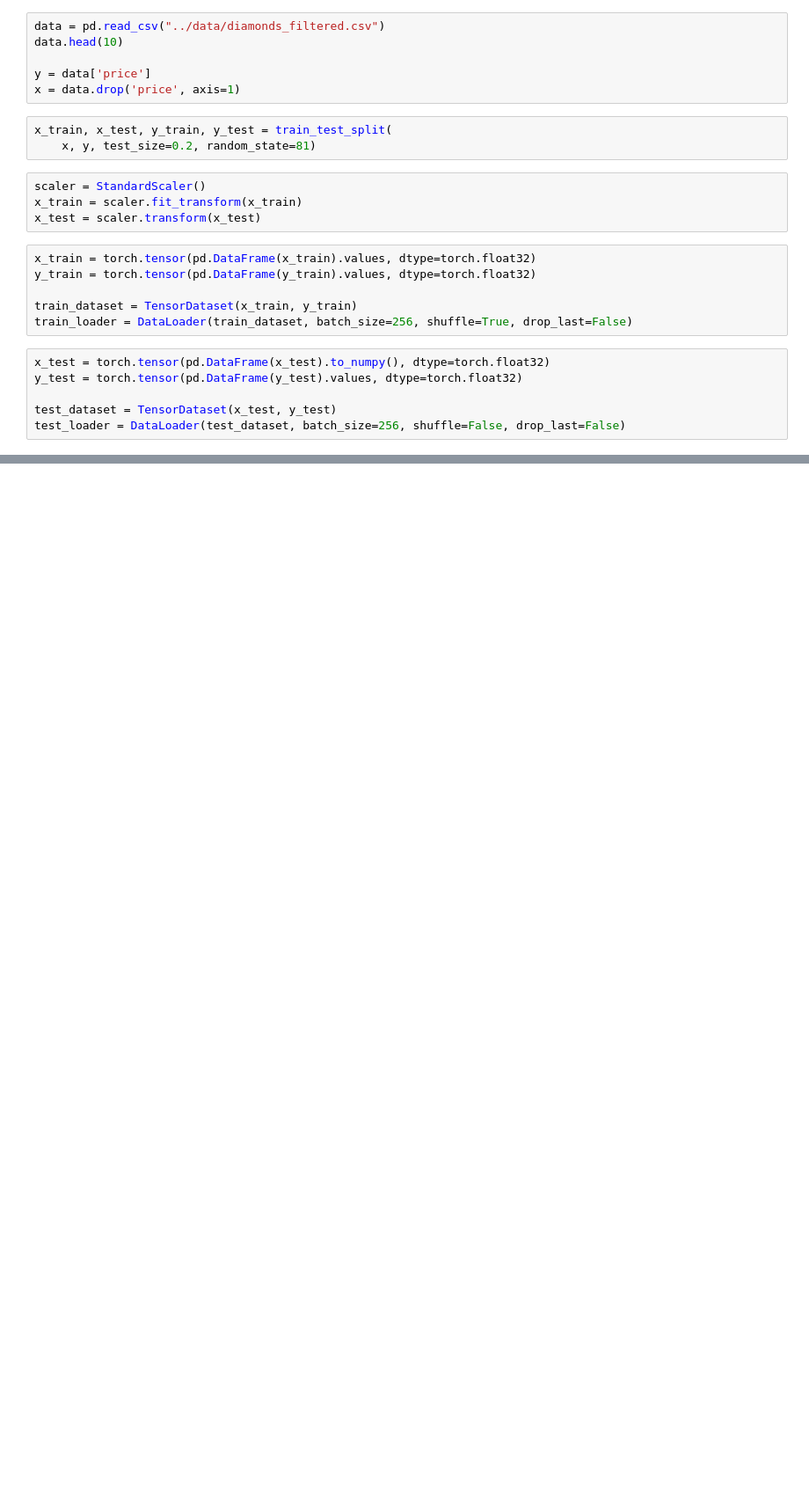
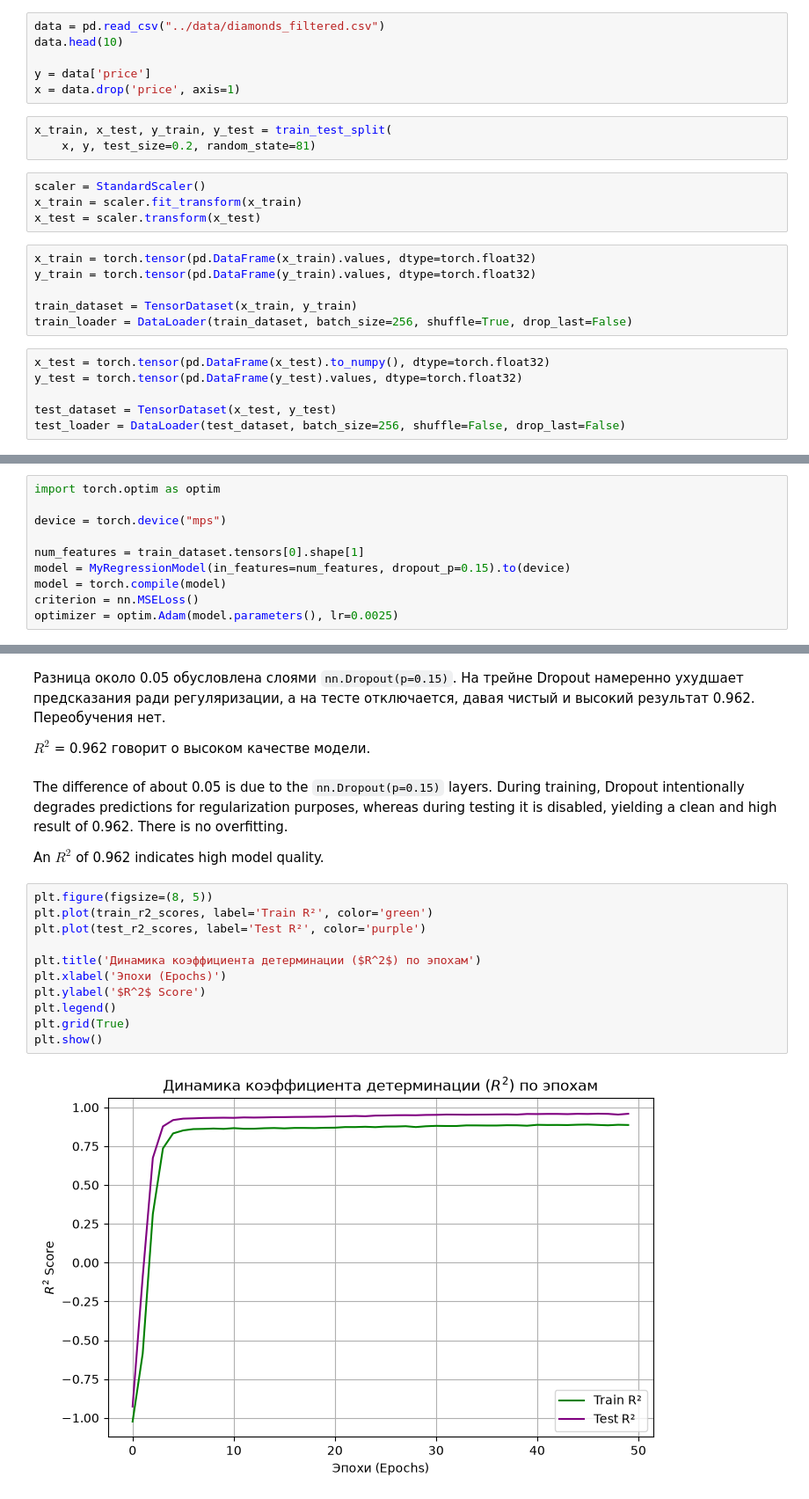
Before and after one commit to ari-ira17/nlp-learning, a Jupyter notebook: fcnn_pytorch/regression_fcnn.ipynb, the cells around one changed output, grey strips where cells are left out. Shown at 88% size. Saved outputs shown, nothing was run; the diff lists cells and outputs as text; blank space fills up the shorter version.

Commit message:
feat: add fcnn for regression

```diff
--- a/fcnn_pytorch/regression_fcnn.ipynb
+++ b/fcnn_pytorch/regression_fcnn.ipynb
@@ -40,0 +66,10 @@ test_loader = DataLoader(test_dataset, batch_size=256, shuffle=False, drop_last=
+# %%
+import torch.optim as optim
+
+device = torch.device("mps")
+
+num_features = train_dataset.tensors[0].shape[1]
+model = MyRegressionModel(in_features=num_features, dropout_p=0.15).to(device)
+model = torch.compile(model)
+criterion = nn.MSELoss()
+optimizer = optim.Adam(model.parameters(), lr=0.0025)
@@ -40,0 +135,21 @@ test_loader = DataLoader(test_dataset, batch_size=256, shuffle=False, drop_last=
+# %% [markdown]
+Разница около 0.05 обусловлена слоями `nn.Dropout(p=0.15)`. На трейне Dropout намеренно ухудшает предсказания ради регуляризации, а на тесте отключается, давая чистый и высокий результат 0.962. Переобучения нет.
+
+$R^2$ = 0.962 говорит о высоком качестве модели.
+# %% [markdown]
+The difference of about 0.05 is due to the `nn.Dropout(p=0.15)` layers. During training, Dropout intentionally degrades predictions for regularization purposes, whereas during testing it is disabled, yielding a clean and high result of 0.962. There is no overfitting.
+
+An $R^2$ of 0.962 indicates high model quality.
+# %%
+plt.figure(figsize=(8, 5))
+plt.plot(train_r2_scores, label='Train R²', color='green')
+plt.plot(test_r2_scores, label='Test R²', color='purple')
+
+plt.title('Динамика коэффициента детерминации ($R^2$) по эпохам')
+plt.xlabel('Эпохи (Epochs)')
+plt.ylabel('$R^2$ Score')
+plt.legend()
+plt.grid(True)
+plt.show()
+# %% [output]
+[figure, added]
```
Also changed, not shown: parts of 5 cells of this notebook.
